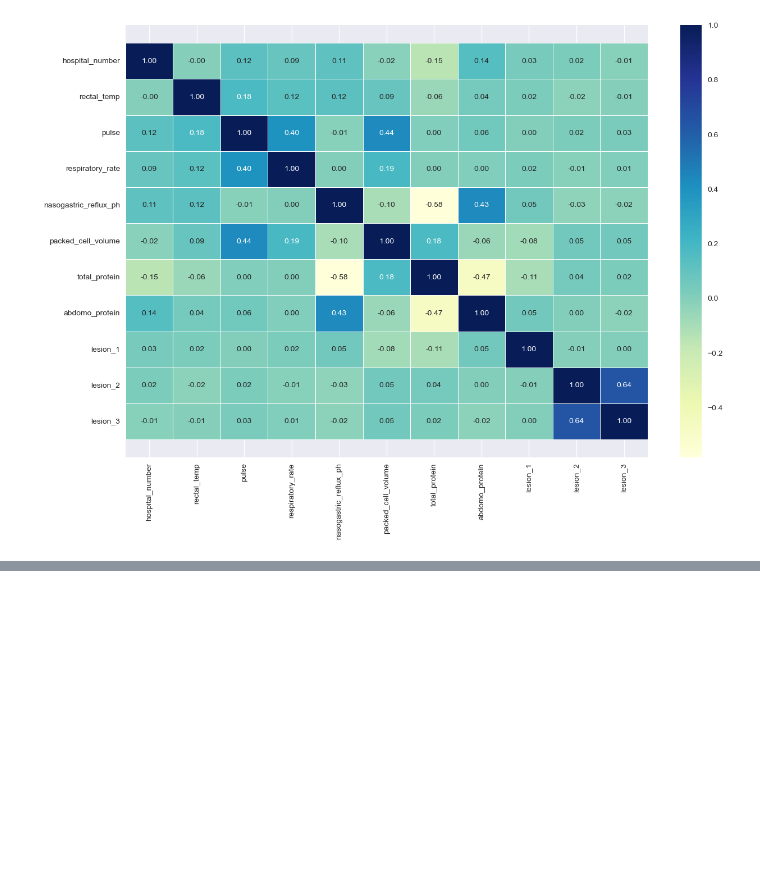
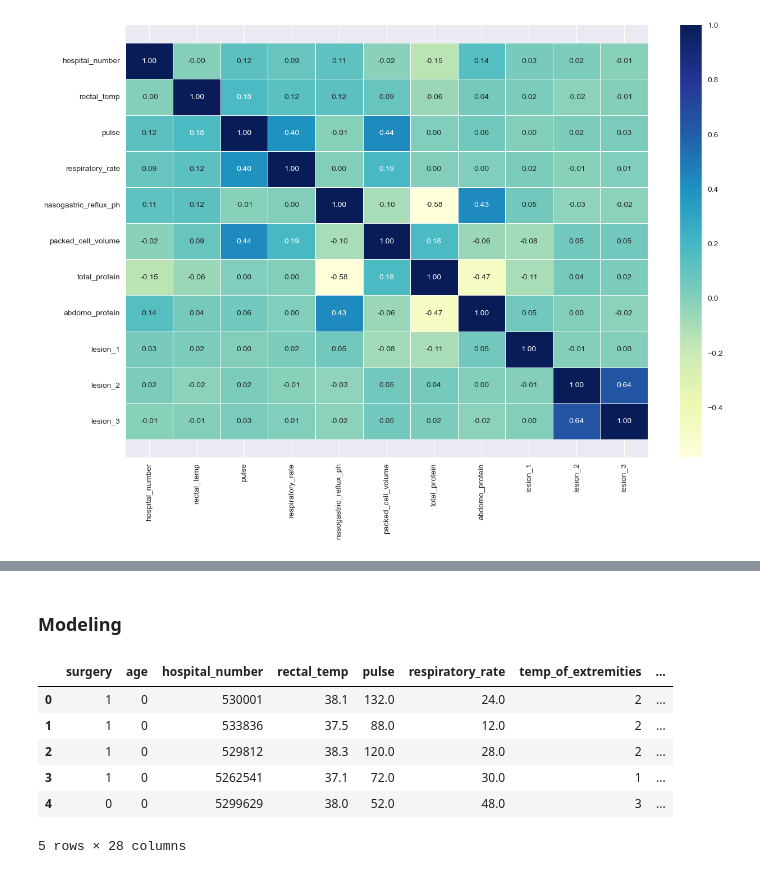
Before and after one commit to abideen-olawuwo/HorsesHealthPrediction, a Jupyter notebook: Horse_Prediction.ipynb, the cells around one changed output, grey strips where cells are left out. Drawn from its saved outputs; the diff is of its cells as text; code cells hidden in the pictures; blank space fills up the shorter version.

```diff
--- a/Horse_Prediction.ipynb
+++ b/Horse_Prediction.ipynb
@@ -337,21 +303,0 @@ Index(['surgery', 'age', 'hospital_number', 'rectal_temp', 'pulse',
-# %%
-from sklearn.preprocessing import LabelEncoder
-
-Lb = LabelEncoder()
-
-df['surgery']  = Lb.fit_transform(df['surgery'])
-df['age']  = Lb.fit_transform(df['age'])
-df['temp_of_extremities']  = Lb.fit_transform(df['temp_of_extremities'])
-df['peripheral_pulse']  = Lb.fit_transform(df['peripheral_pulse'])
-df['mucous_membrane']  = Lb.fit_transform(df['mucous_membrane'])
-df['capillary_refill_time']  = Lb.fit_transform(df['capillary_refill_time'])
-df['pain']  = Lb.fit_transform(df['pain'])
-df['peristalsis']  = Lb.fit_transform(df['peristalsis'])
-df['abdominal_distention']  = Lb.fit_transform(df['abdominal_distention'])
-df['nasogastric_tube']  = Lb.fit_transform(df['nasogastric_tube'])
-df['nasogastric_reflux']  = Lb.fit_transform(df['nasogastric_reflux'])
-df['rectal_exam_feces']  = Lb.fit_transform(df['rectal_exam_feces'])
-df['abdomen']  = Lb.fit_transform(df['abdomen'])
-df['abdomo_protein']  = Lb.fit_transform(df['abdomo_protein'])
-df['cp_data']  = Lb.fit_transform(df['cp_data'])
-df['outcome']  = Lb.fit_transform(df['outcome'])
@@ -357,0 +336,2 @@ df['outcome']  = Lb.fit_transform(df['outcome'])
+# %% [markdown]
+### Modeling
@@ -357,0 +360,10 @@ df['outcome']  = Lb.fit_transform(df['outcome'])
+# %%
+df.head()
+# %% [output]
+|  | surgery | age | hospital_number | rectal_temp | pulse | respiratory_rate | temp_of_extremities | ... |
+| 0 | 1 | 0 | 530001 | 38.1 | 132.0 | 24.0 | 2 | ... |
+| 1 | 1 | 0 | 533836 | 37.5 | 88.0 | 12.0 | 2 | ... |
+| 2 | 1 | 0 | 529812 | 38.3 | 120.0 | 28.0 | 2 | ... |
+| 3 | 1 | 0 | 5262541 | 37.1 | 72.0 | 30.0 | 1 | ... |
+| 4 | 0 | 0 | 5299629 | 38.0 | 52.0 | 48.0 | 3 | ... |
+5 rows × 28 columns
```
Also changed, not shown: parts of 14 cells of this notebook.
